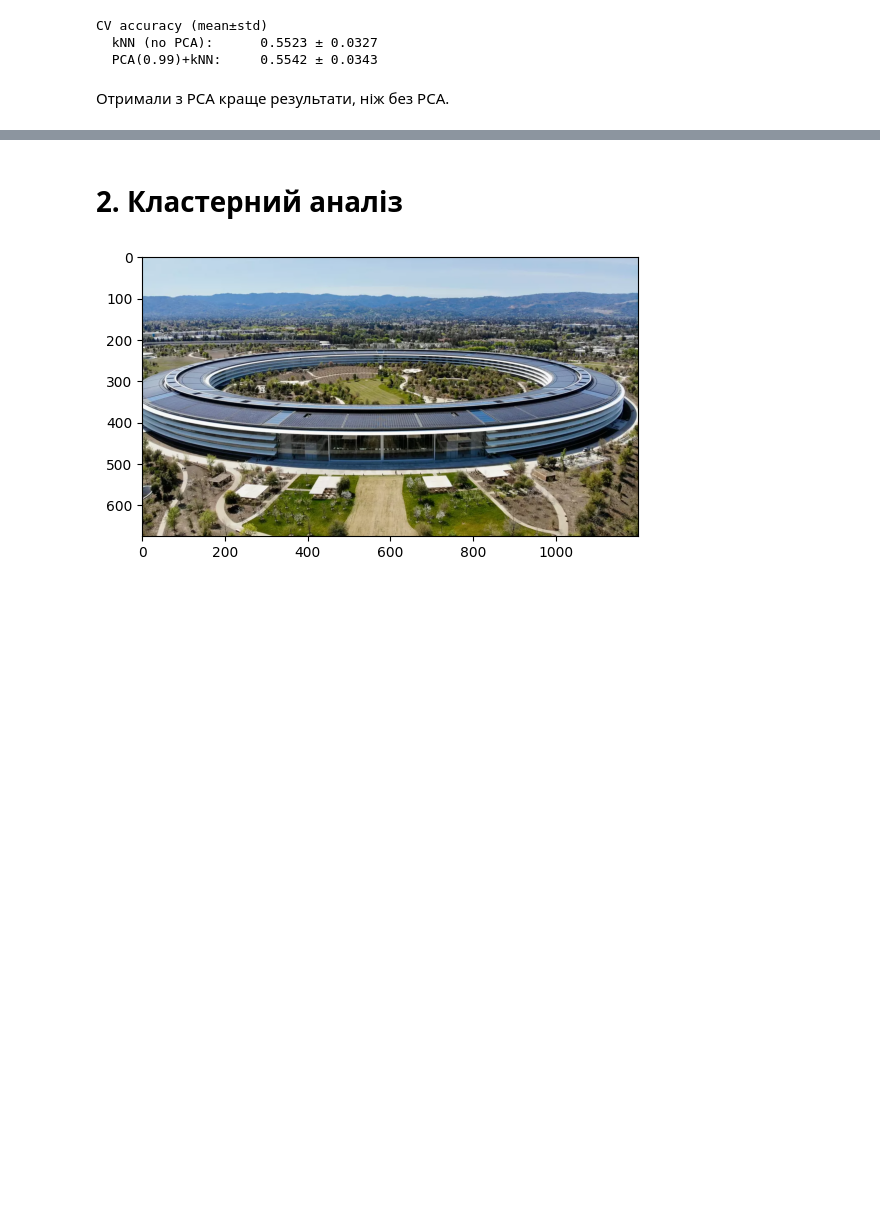
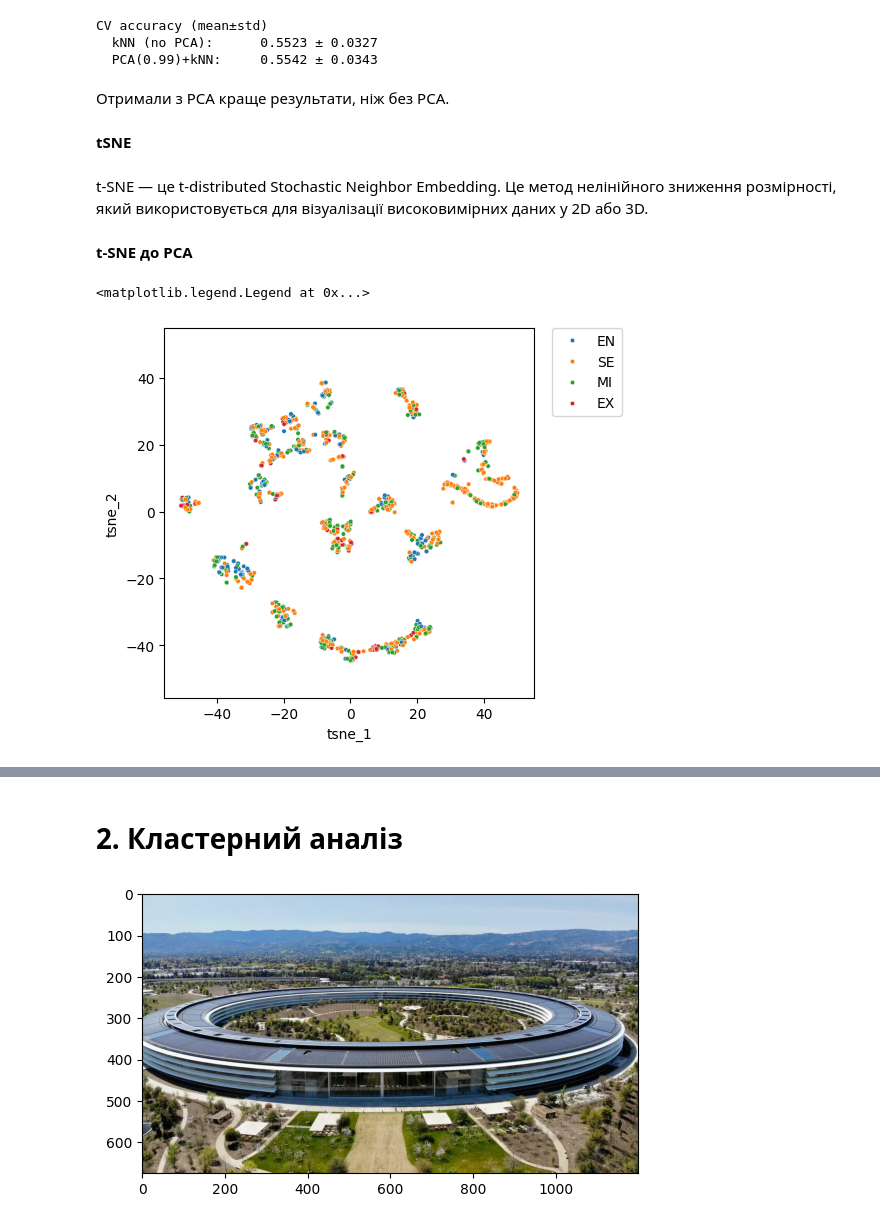
Before and after one commit to NataliaGon/kpi, a Jupyter notebook: Lab2.ipynb, the cells around one changed output, grey strips where cells are left out. Saved outputs shown, nothing was run; the diff lists cells and outputs as text; code cells hidden in the pictures; blank space fills up the shorter version.

```diff
--- a/Lab2.ipynb
+++ b/Lab2.ipynb
@@ -353,3 +353,27 @@ CV accuracy (mean±std)
   PCA(0.99)+kNN:     0.5542 ± 0.0343
 # %% [markdown]
 Отримали з PCA краще результати, ніж без PCA.
+# %% [markdown]
+**tSNE**
+# %% [markdown]
+t-SNE — це t-distributed Stochastic Neighbor Embedding.
+Це метод нелінійного зниження розмірності, який використовується для візуалізації високовимірних даних у 2D або 3D.
+# %% [markdown]
+**t-SNE до PCA**
+# %%
+
+tsne = TSNE(n_components=2)
+tsne_result = tsne.fit_transform(X)
+
+tsne_result_df = pd.DataFrame({'tsne_1': tsne_result[:,0], 'tsne_2': tsne_result[:,1], 'label': y})
+
+fig, ax = plt.subplots(1)
+sns.scatterplot(x='tsne_1', y='tsne_2', hue='label', data=tsne_result_df, ax=ax,s=10)
+lim = (tsne_result.min()-5, tsne_result.max()+5)
+ax.set_xlim(lim)
+ax.set_ylim(lim)
+ax.set_aspect('equal')
+ax.legend(bbox_to_anchor=(1.05, 1), loc=2, borderaxespad=0.0)
+# %% [output]
+<matplotlib.legend.Legend at 0x...>
+[figure, added]
```
Also changed, not shown: parts of 7 cells of this notebook.
